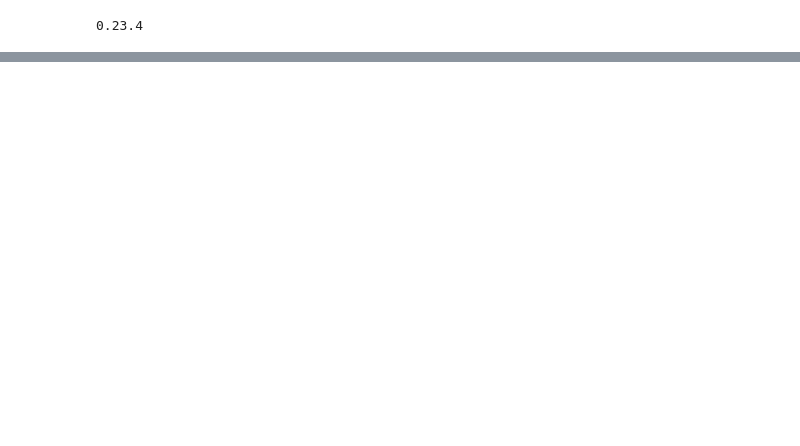
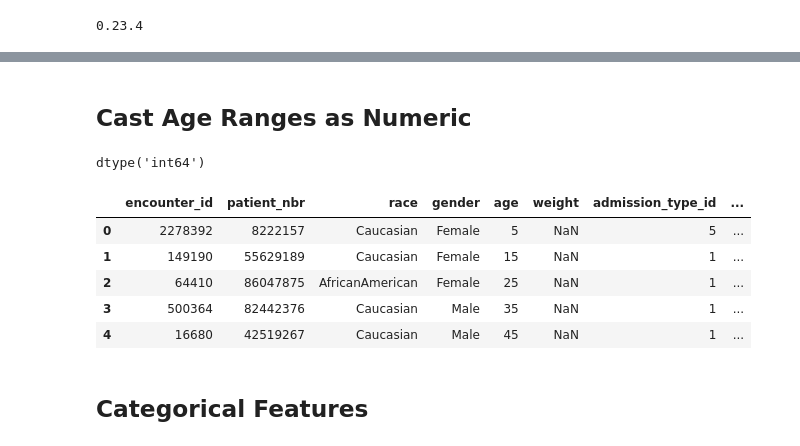
Before and after one commit to nrichards17/diabetes-pytorch, a Jupyter notebook: notebooks/01-Diabetes-Preprocessing.ipynb, the cells around one changed output, grey strips where cells are left out. Drawn from its saved outputs; the diff is of its cells as text; code cells hidden in the pictures; blank space fills up the shorter version.

```diff
--- a/notebooks/01-Diabetes-Preprocessing.ipynb
+++ b/notebooks/01-Diabetes-Preprocessing.ipynb
@@ -37,0 +151,19 @@ print(pd.__version__)
+# %% [markdown]
+## Cast Age Ranges as Numeric
+# %%
+from build_dataset import age_to_numeric
+
+age_df = age_to_numeric(recode_id_df)
+
+display(age_df.dtypes['age'])
+display(age_df.head())
+# %% [output]
+dtype('int64')
+|  | encounter_id | patient_nbr | race | gender | age | weight | admission_type_id | ... |
+| 0 | 2278392 | 8222157 | Caucasian | Female | 5 | NaN | 5 | ... |
+| 1 | 149190 | 55629189 | Caucasian | Female | 15 | NaN | 1 | ... |
+| 2 | 64410 | 86047875 | AfricanAmerican | Female | 25 | NaN | 1 | ... |
+| 3 | 500364 | 82442376 | Caucasian | Male | 35 | NaN | 1 | ... |
+| 4 | 16680 | 42519267 | Caucasian | Male | 45 | NaN | 1 | ... |
+# %% [markdown]
+## Categorical Features
```
Also changed, not shown: parts of 17 cells of this notebook, 1 other file.
